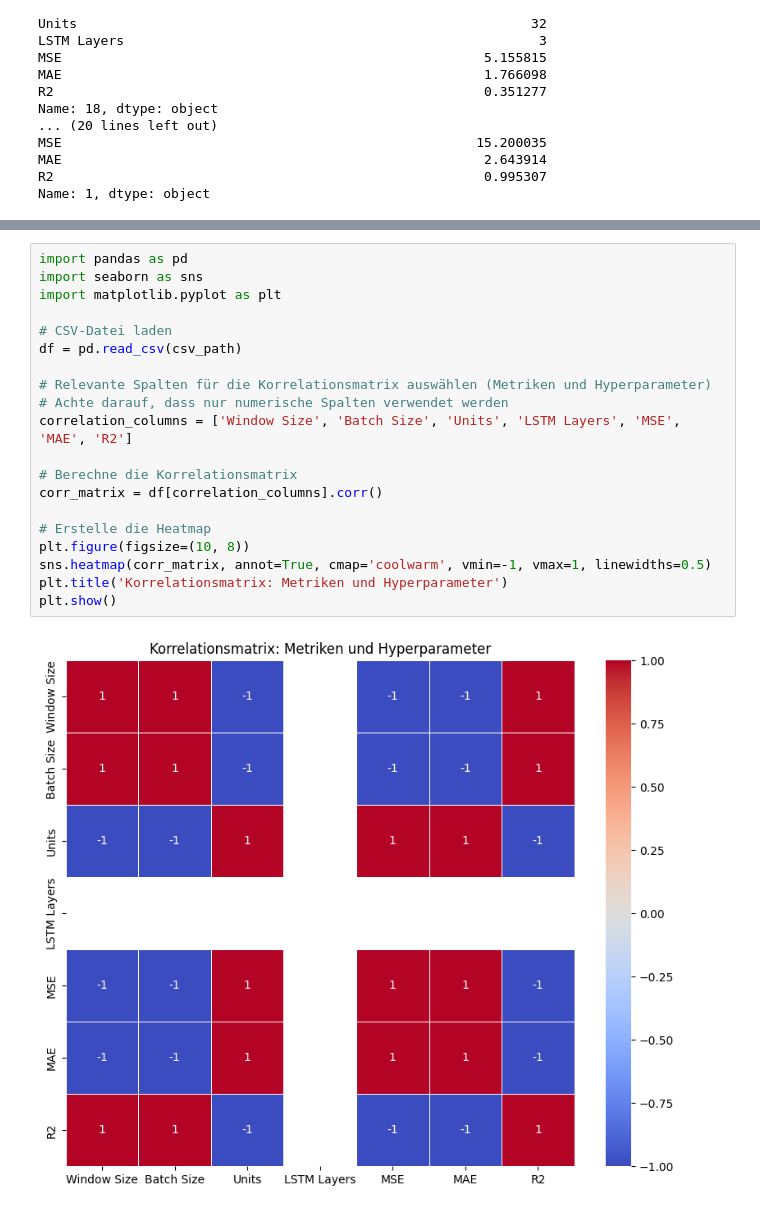
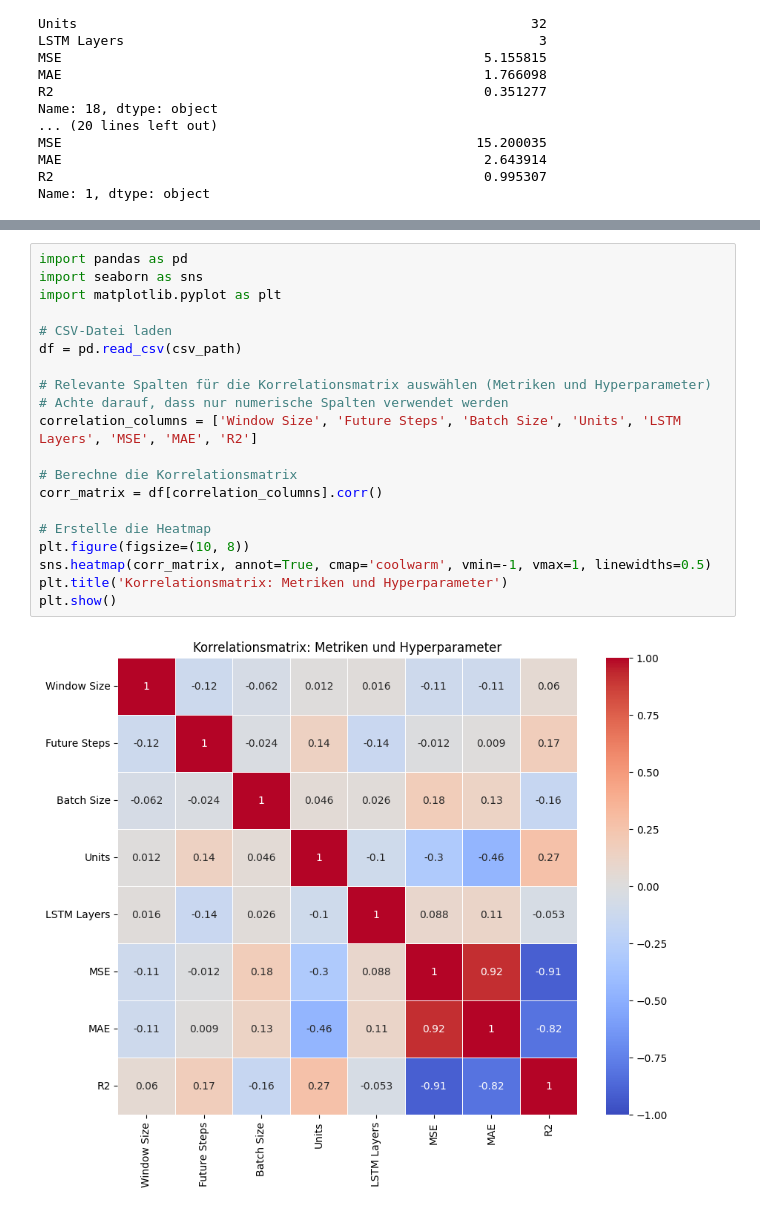
Before and after one commit to Todestoaster/RNN-LSTM-StockPircePrediction, a Jupyter notebook: APPL_TrendPrediction/RNN-Model-Comparison.ipynb, the cells around one changed output, grey strips where cells are left out. Cells and saved outputs as stored; diff of their text form.

```diff
--- a/APPL_TrendPrediction/RNN-Model-Comparison.ipynb
+++ b/APPL_TrendPrediction/RNN-Model-Comparison.ipynb
@@ -57,22 +60,22 @@ fig_units_mae.show()
 # %%
 import pandas as pd
 import seaborn as sns
 import matplotlib.pyplot as plt
 
 # CSV-Datei laden
 df = pd.read_csv(csv_path)
 
 # Relevante Spalten für die Korrelationsmatrix auswählen (Metriken und Hyperparameter)
 # Achte darauf, dass nur numerische Spalten verwendet werden
-correlation_columns = ['Window Size', 'Batch Size', 'Units', 'LSTM Layers', 'MSE', 'MAE', 'R2']
+correlation_columns = ['Window Size', 'Future Steps', 'Batch Size', 'Units', 'LSTM Layers', 'MSE', 'MAE', 'R2']
 
 # Berechne die Korrelationsmatrix
 corr_matrix = df[correlation_columns].corr()
 
 # Erstelle die Heatmap
 plt.figure(figsize=(10, 8))
 sns.heatmap(corr_matrix, annot=True, cmap='coolwarm', vmin=-1, vmax=1, linewidths=0.5)
 plt.title('Korrelationsmatrix: Metriken und Hyperparameter')
 plt.show()
 # %% [output]
-[figure, old version]
+[figure, new version]
```
Also changed, not shown: parts of 3 cells of this notebook, 5 other files.
